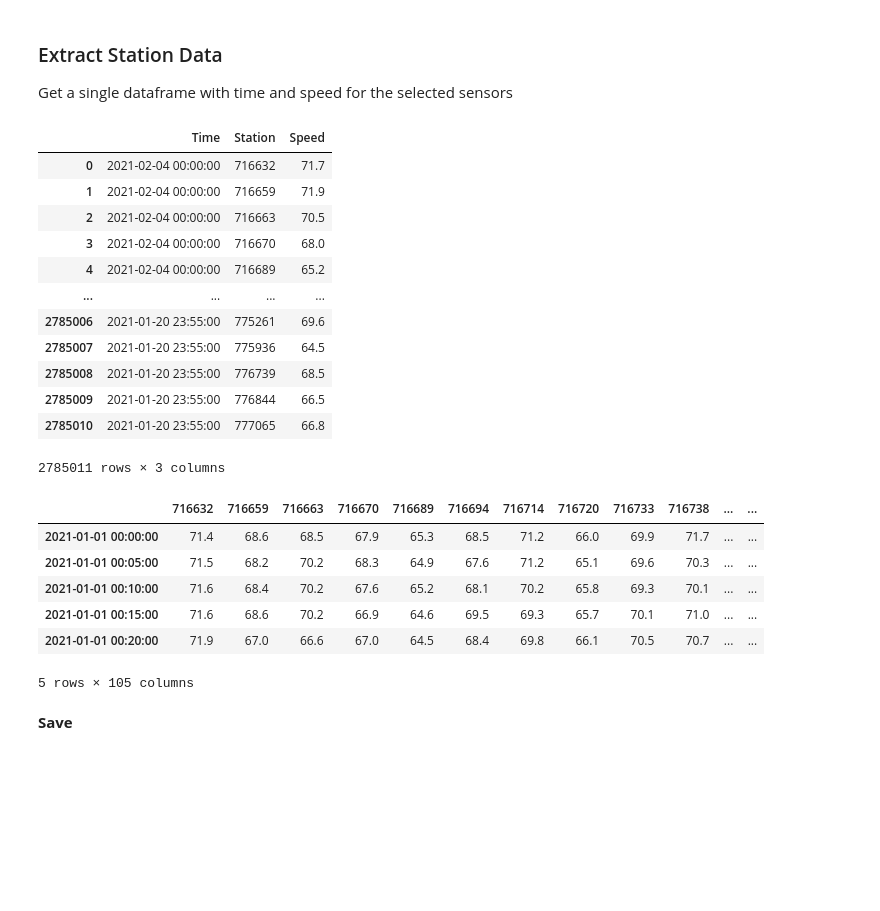
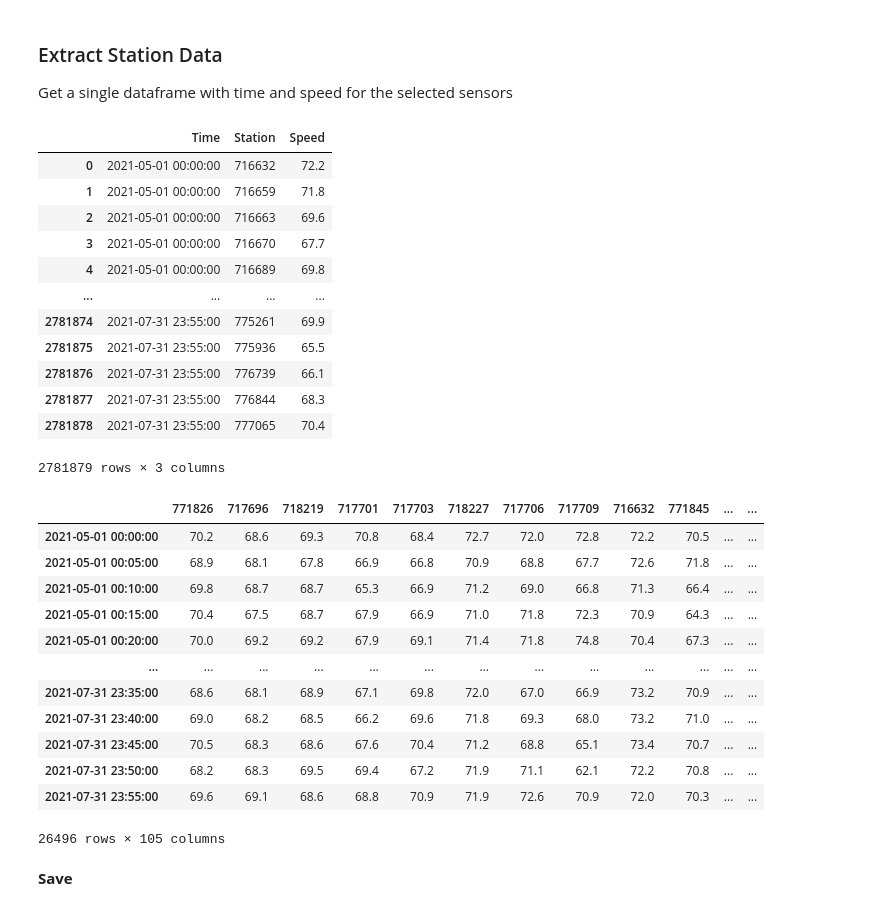
Before and after one commit to amanichopra/traffic-speed-forecasting, a Jupyter notebook: preprocessing/preprocess_fwy_405_ds.ipynb, the cells around one changed output. Saved outputs shown, nothing was run; the diff lists cells and outputs as text; code cells hidden in the pictures; blank space fills up the shorter version.

```diff
--- a/preprocessing/preprocess_fwy_405_ds.ipynb
+++ b/preprocessing/preprocess_fwy_405_ds.ipynb
@@ -125,7 +104,7 @@ array([[ 0.        ,  0.79219735,  1.60672239, ..., 62.73669169,
 ### Extract Station Data
 Get a single dataframe with time and speed for the selected sensors
 # %%
-function to extract time x speed dataframe for selected stations
+# function to extract time x speed dataframe for selected stations
 def get_station_data(start_day, end_day):
     data = []
     for i in tqdm( range(start_day, end_day) ):
@@ -142,32 +121,40 @@ df = get_station_data(120, 212)
 df
 # %% [output]
 |  | Time | Station | Speed |
-| 0 | 2021-02-04 00:00:00 | 716632 | 71.7 |
-| 1 | 2021-02-04 00:00:00 | 716659 | 71.9 |
-| 2 | 2021-02-04 00:00:00 | 716663 | 70.5 |
-| 3 | 2021-02-04 00:00:00 | 716670 | 68.0 |
-| 4 | 2021-02-04 00:00:00 | 716689 | 65.2 |
+| 0 | 2021-05-01 00:00:00 | 716632 | 72.2 |
+| 1 | 2021-05-01 00:00:00 | 716659 | 71.8 |
+| 2 | 2021-05-01 00:00:00 | 716663 | 69.6 |
+| 3 | 2021-05-01 00:00:00 | 716670 | 67.7 |
+| 4 | 2021-05-01 00:00:00 | 716689 | 69.8 |
 | ... | ... | ... | ... |
-| 2785006 | 2021-01-20 23:55:00 | 775261 | 69.6 |
-| 2785007 | 2021-01-20 23:55:00 | 775936 | 64.5 |
-| 2785008 | 2021-01-20 23:55:00 | 776739 | 68.5 |
-| 2785009 | 2021-01-20 23:55:00 | 776844 | 66.5 |
-| 2785010 | 2021-01-20 23:55:00 | 777065 | 66.8 |
+| 2781874 | 2021-07-31 23:55:00 | 775261 | 69.9 |
+| 2781875 | 2021-07-31 23:55:00 | 775936 | 65.5 |
+| 2781876 | 2021-07-31 23:55:00 | 776739 | 66.1 |
+| 2781877 | 2021-07-31 23:55:00 | 776844 | 68.3 |
+| 2781878 | 2021-07-31 23:55:00 | 777065 | 70.4 |
-2785011 rows × 3 columns
+2781879 rows × 3 columns
 # %%
+# create pivoted df with column for each station
 pivoted_df = df.pivot_table(values='Speed', index='Time', columns='Station')
 pivoted_df.index.name = None
 pivoted_df.columns.name = None
 pivoted_df.index = pd.to_datetime(pivoted_df.index)
-pivoted_df.head()
+pivoted_df = pivoted_df[stations]
+pivoted_df
 # %% [output]
-|  | 716632 | 716659 | 716663 | 716670 | 716689 | 716694 | 716714 | 716720 | 716733 | 716738 | ... | ... |
-| 2021-01-01 00:00:00 | 71.4 | 68.6 | 68.5 | 67.9 | 65.3 | 68.5 | 71.2 | 66.0 | 69.9 | 71.7 | ... | ... |
-| 2021-01-01 00:05:00 | 71.5 | 68.2 | 70.2 | 68.3 | 64.9 | 67.6 | 71.2 | 65.1 | 69.6 | 70.3 | ... | ... |
-| 2021-01-01 00:10:00 | 71.6 | 68.4 | 70.2 | 67.6 | 65.2 | 68.1 | 70.2 | 65.8 | 69.3 | 70.1 | ... | ... |
-| 2021-01-01 00:15:00 | 71.6 | 68.6 | 70.2 | 66.9 | 64.6 | 69.5 | 69.3 | 65.7 | 70.1 | 71.0 | ... | ... |
-| 2021-01-01 00:20:00 | 71.9 | 67.0 | 66.6 | 67.0 | 64.5 | 68.4 | 69.8 | 66.1 | 70.5 | 70.7 | ... | ... |
+|  | 771826 | 717696 | 718219 | 717701 | 717703 | 718227 | 717706 | 717709 | 716632 | 771845 | ... | ... |
+| 2021-05-01 00:00:00 | 70.2 | 68.6 | 69.3 | 70.8 | 68.4 | 72.7 | 72.0 | 72.8 | 72.2 | 70.5 | ... | ... |
+| 2021-05-01 00:05:00 | 68.9 | 68.1 | 67.8 | 66.9 | 66.8 | 70.9 | 68.8 | 67.7 | 72.6 | 71.8 | ... | ... |
+| 2021-05-01 00:10:00 | 69.8 | 68.7 | 68.7 | 65.3 | 66.9 | 71.2 | 69.0 | 66.8 | 71.3 | 66.4 | ... | ... |
+| 2021-05-01 00:15:00 | 70.4 | 67.5 | 68.7 | 67.9 | 66.9 | 71.0 | 71.8 | 72.3 | 70.9 | 64.3 | ... | ... |
+| 2021-05-01 00:20:00 | 70.0 | 69.2 | 69.2 | 67.9 | 69.1 | 71.4 | 71.8 | 74.8 | 70.4 | 67.3 | ... | ... |
+| ... | ... | ... | ... | ... | ... | ... | ... | ... | ... | ... | ... | ... |
+| 2021-07-31 23:35:00 | 68.6 | 68.1 | 68.9 | 67.1 | 69.8 | 72.0 | 67.0 | 66.9 | 73.2 | 70.9 | ... | ... |
+| 2021-07-31 23:40:00 | 69.0 | 68.2 | 68.5 | 66.2 | 69.6 | 71.8 | 69.3 | 68.0 | 73.2 | 71.0 | ... | ... |
+| 2021-07-31 23:45:00 | 70.5 | 68.3 | 68.6 | 67.6 | 70.4 | 71.2 | 68.8 | 65.1 | 73.4 | 70.7 | ... | ... |
+| 2021-07-31 23:50:00 | 68.2 | 68.3 | 69.5 | 69.4 | 67.2 | 71.9 | 71.1 | 62.1 | 72.2 | 70.8 | ... | ... |
+| 2021-07-31 23:55:00 | 69.6 | 69.1 | 68.6 | 68.8 | 70.9 | 71.9 | 72.6 | 70.9 | 72.0 | 70.3 | ... | ... |
-5 rows × 105 columns
+26496 rows × 105 columns
 # %% [markdown]
 **Save**
 # %%
```
Also changed, not shown: parts of 5 cells of this notebook, 1 other file.
